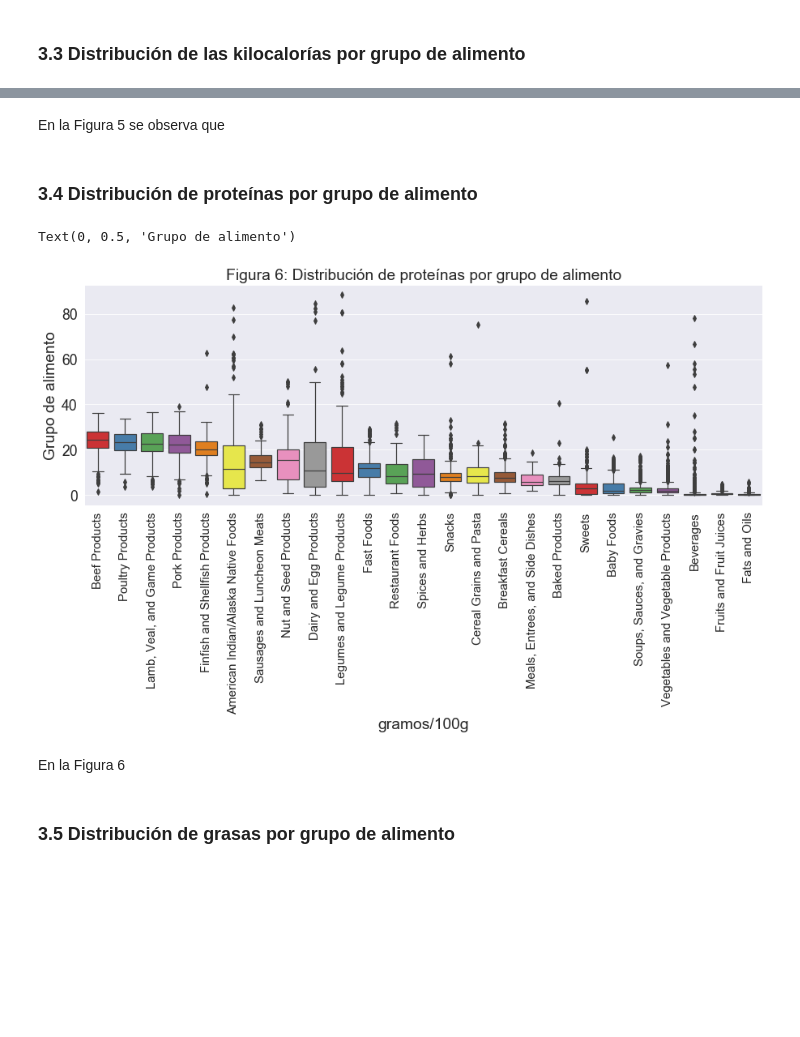
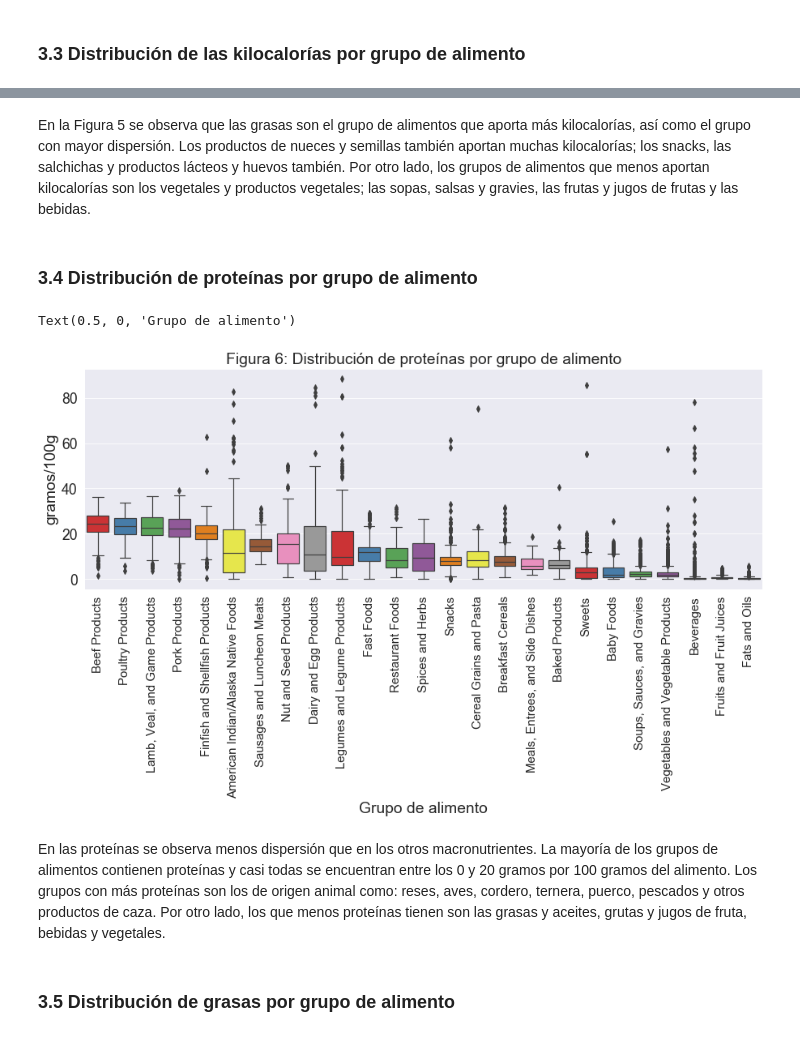
Before and after one commit to rafaelortegar/PCA-nutricion, a Jupyter notebook: results/reporte_final.ipynb, the cells around one changed output, grey strips where cells are left out. Saved outputs shown, nothing was run; the diff lists cells and outputs as text; code cells hidden in the pictures; blank space fills up the shorter version.

```diff
--- a/results/reporte_final.ipynb
+++ b/results/reporte_final.ipynb
@@ -290,22 +288,22 @@ Text(0, 0.5, 'Grupo de alimento')
-# %% [markdown]
-En la Figura 5 se observa que
+# %% [markdown]
+En la Figura 5 se observa que las grasas son el grupo de alimentos que aporta más kilocalorías, así como el grupo con mayor dispersión. Los productos de nueces y semillas también aportan muchas kilocalorías; los snacks, las salchichas y productos lácteos y huevos también. Por otro lado, los grupos de alimentos que menos aportan kilocalorías son los vegetales y productos vegetales; las sopas, salsas y gravies, las frutas y jugos de frutas y las bebidas.
 # %% [markdown]
 ### 3.4 Distribución de proteínas por grupo de alimento
 # %%
 sns.set(style="darkgrid")
 sns.set_context("paper", font_scale=2)
 plt.figure(figsize=(15, 5))
 ranks_kcal = datos.groupby('FoodGroup')['Protein_g'].mean().fillna(0).sort_values()[::-1].index
 kcal=sns.boxplot(datos['FoodGroup'], datos.Protein_g, palette='Set1',order = ranks_kcal)
 kcal.set_xticklabels(kcal.get_xticklabels(),rotation=90, size=15)
 kcal.set_title('Figura 6: Distribución de proteínas por grupo de alimento')
-kcal.set_xlabel('gramos/100g')
-kcal.set_ylabel('Grupo de alimento')
+kcal.set_ylabel('gramos/100g')
+kcal.set_xlabel('Grupo de alimento')
 # %% [output]
-Text(0, 0.5, 'Grupo de alimento')
+Text(0.5, 0, 'Grupo de alimento')
-[figure, old version]
+[figure, new version]
-# %% [markdown]
-En la Figura 6
+# %% [markdown]
+En las proteínas se observa menos dispersión que en los otros macronutrientes. La mayoría de los grupos de alimentos contienen proteínas y casi todas se encuentran entre los 0 y 20 gramos por 100 gramos del alimento. Los grupos con más proteínas son los de origen animal como: reses, aves, cordero, ternera, puerco, pescados y otros productos de caza. Por otro lado, los que menos proteínas tienen son las grasas y aceites, grutas y jugos de fruta, bebidas y vegetales.
 # %% [markdown]
 ### 3.5 Distribución de grasas por grupo de alimento
 # %%
```
Also changed, not shown: parts of 53 cells of this notebook.
